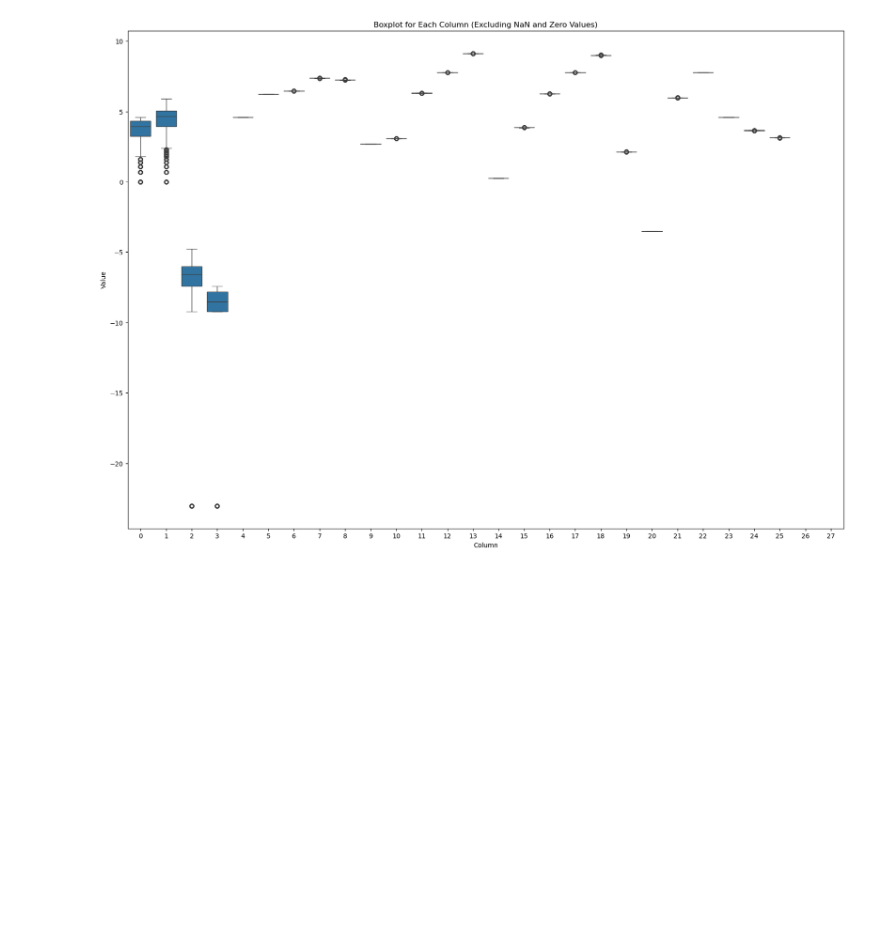
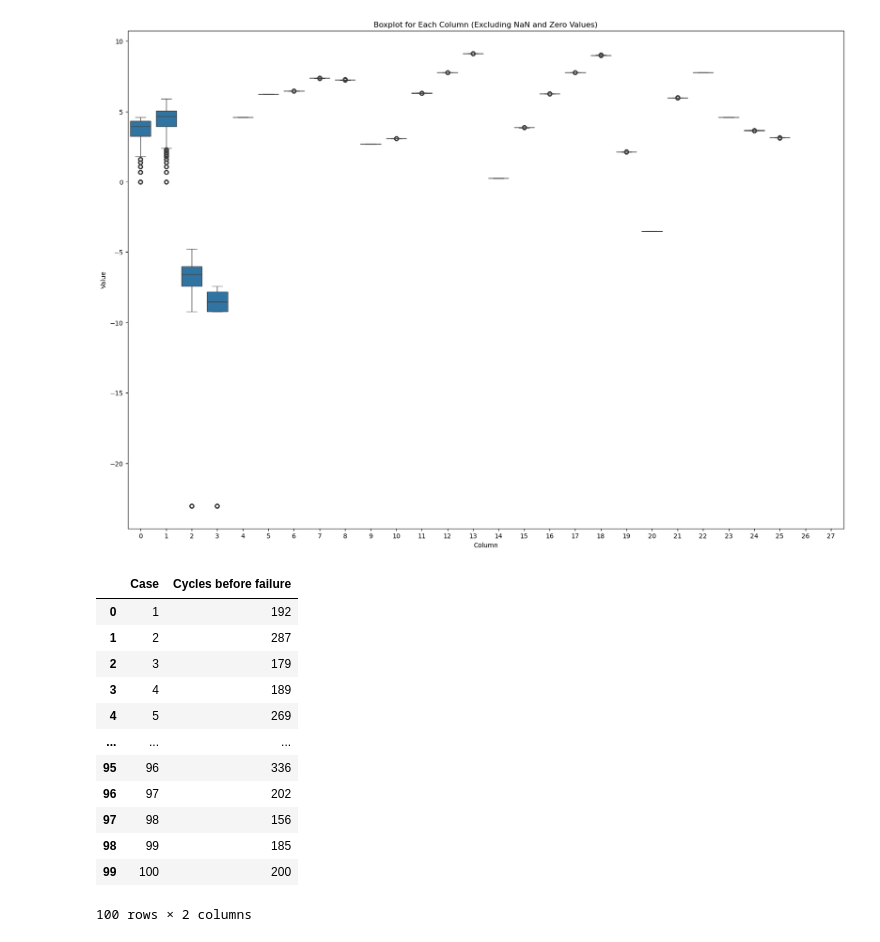
Before and after one commit to Vozikis/Aircraft-Sensors-Experiment, a Jupyter notebook: main_file.ipynb, the cells around one changed output. Drawn from its saved outputs; the diff is of its cells as text; code cells hidden in the pictures; blank space fills up the shorter version.

```diff
--- a/main_file.ipynb
+++ b/main_file.ipynb
@@ -95,3 +95,31 @@ plt.title('Boxplot for Each Column (Excluding NaN and Zero Values)')
 plt.show()
 # %% [output]
 [figure]
+# %%
+df_result = pd.DataFrame(columns=['Case', 'Cycles before failure'])
+
+changes = train_df.iloc[:, 0].ne(train_df.iloc[:, 0].shift()).cumsum()
+
+
+result_rows = []
+
+for unique_val in changes.unique():
+    last_index = changes[changes == unique_val].index[-1]
+    result_rows.append({'Case':train_df.iloc[last_index, 0], 'Cycles before failure': train_df.iloc[last_index, 1]})
+
+df_result = pd.DataFrame(result_rows)
+df_result
+# %% [output]
+|  | Case | Cycles before failure |
+| 0 | 1 | 192 |
+| 1 | 2 | 287 |
+| 2 | 3 | 179 |
+| 3 | 4 | 189 |
+| 4 | 5 | 269 |
+| ... | ... | ... |
+| 95 | 96 | 336 |
+| 96 | 97 | 202 |
+| 97 | 98 | 156 |
+| 98 | 99 | 185 |
+| 99 | 100 | 200 |
+100 rows × 2 columns
```
Also changed, not shown: parts of 1 cell of this notebook.
